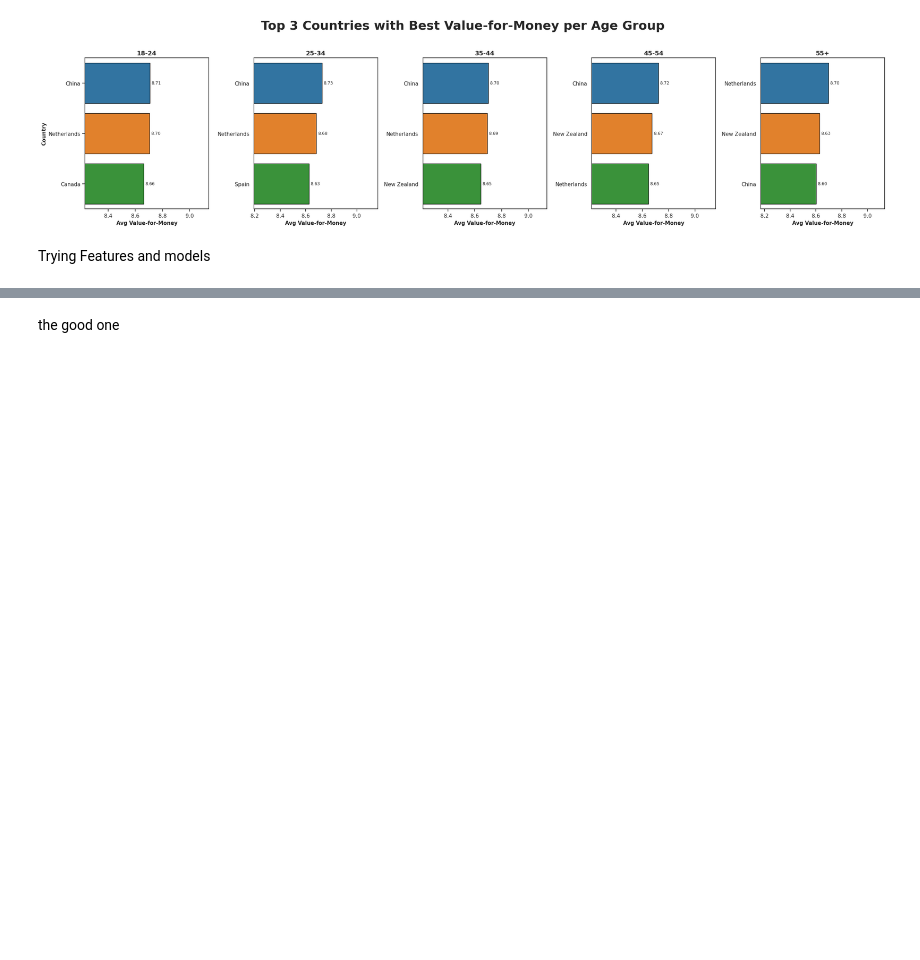
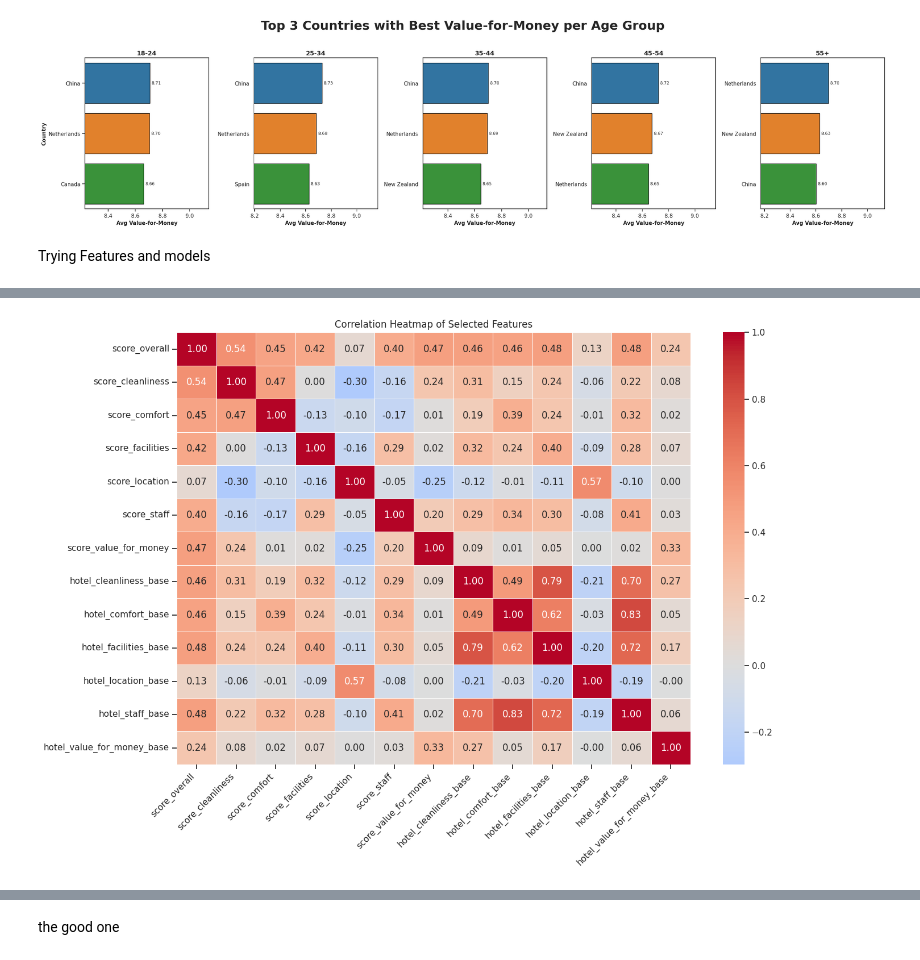
Before and after one commit to helguindy/hotel-booking-analytics, a Jupyter notebook: notebooks/demiana.ipynb, the cells around one changed output, grey strips where cells are left out. Cells and saved outputs as stored; diff of their text form; code cells hidden in the pictures; blank space fills up the shorter version.

```diff
--- a/notebooks/demiana.ipynb
+++ b/notebooks/demiana.ipynb
@@ -471,28 +497,0 @@ plt.show()
-# %%
-from sklearn.preprocessing import OneHotEncoder, LabelEncoder, StandardScaler
-from sklearn.model_selection import train_test_split
-
-# target
-df = df.copy()
-df = df.dropna(subset=['country_group'])
-le_target = LabelEncoder()
-y = le_target.fit_transform(df['country_group'])  # multi-class integers
-
-# features: pick clean numeric + encode categorical
-# numeric features (as from feature_list)
-X_num = df[feature_list].copy()
-
-# encode categorical user features
-# traveller_type, user_gender, age_group -> one-hot
-cat_cols = [c for c in ['traveller_type','user_gender','age_group'] if c in df.columns]
-X_cat = pd.get_dummies(df[cat_cols], drop_first=True)
-
-# final X
-X = pd.concat([X_num.reset_index(drop=True), X_cat.reset_index(drop=True)], axis=1)
-
-# scale
-scaler = StandardScaler()
-X_scaled = scaler.fit_transform(X)
-
-# train/test split
-X_train, X_test, y_train, y_test = train_test_split(X_scaled, y, test_size=0.2, random_state=42, stratify=y)
@@ -529,30 +498,32 @@ print("Final feature set shape:", X_final.shape)
 # %%
 import seaborn as sns
 
 #  the features you want to inspect for correlation
 feature_list_Score_based = [
     'score_overall', 'score_cleanliness', 'score_comfort', 'score_facilities'
     , 'score_location', 'score_staff', 'score_value_for_money',
-    'cleanliness_base', 'comfort_base', 'facilities_base', 'location_base',
-    'staff_base', 'value_for_money_base'
+    'hotel_cleanliness_base', 'hotel_comfort_base', 'hotel_facilities_base', 'hotel_location_base',
+    'hotel_staff_base', 'hotel_value_for_money_base'
 
 
 ]
 
 # If your derived column names differ, adapt list to the columns actually in df:
 # show which of those exist
 feature_list_Score_based = [c for c in feature_list_Score_based if c in df.columns]
 
 # compute correlation matrix
 corr_df = df[feature_list_Score_based].corr()
 
 plt.figure(figsize=(14,10))
 sns.heatmap(corr_df, annot=True, fmt=".2f", cmap='coolwarm', center=0, linewidths=0.5)
 plt.title("Correlation Heatmap of Selected Features")
 plt.xticks(rotation=45, ha='right')
 plt.yticks(rotation=0)
 plt.tight_layout()
 plt.show()
+# %% [output]
+[figure, added]
 # %%
 import seaborn as sns
 
```
Also changed, not shown: parts of 24 cells of this notebook.
